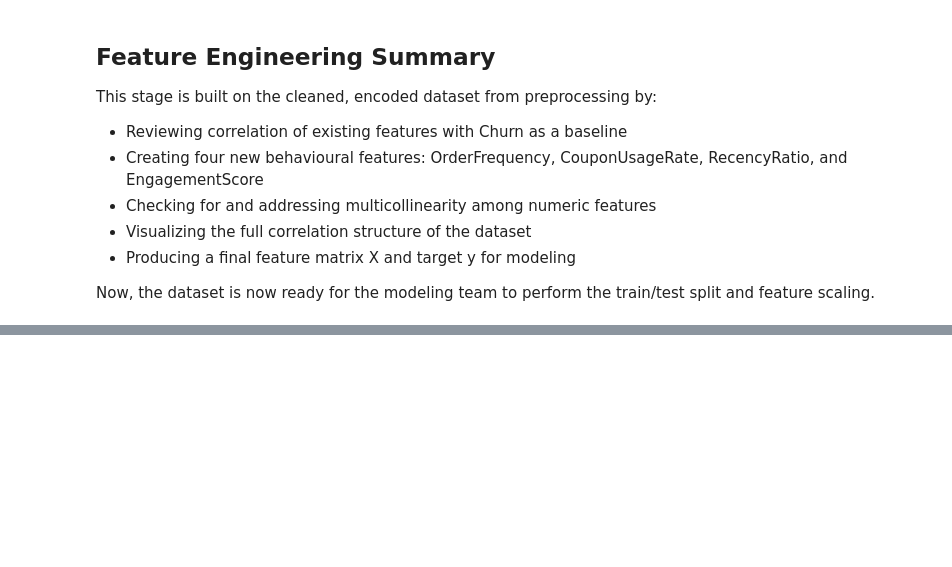
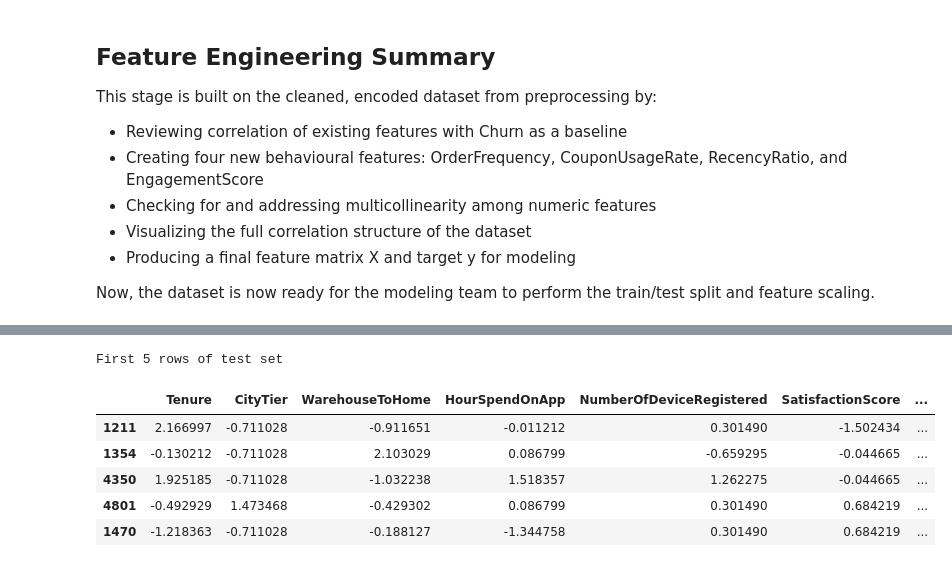
Before and after one commit to Akurang/AI_group5_project, a Jupyter notebook: final_project.ipynb, the cells around one changed output, grey strips where cells are left out. Cells and saved outputs as stored; diff of their text form; code cells hidden in the pictures; blank space fills up the shorter version.

```diff
--- a/final_project.ipynb
+++ b/final_project.ipynb
@@ -550,0 +624,11 @@ Now, the dataset is now ready for the modeling team to perform the train/test sp
+# %%
+print("First 5 rows of test set")
+X_test_scaled.head()
+# %% [output]
+First 5 rows of test set
+|  | Tenure | CityTier | WarehouseToHome | HourSpendOnApp | NumberOfDeviceRegistered | SatisfactionScore | ... |
+| 1211 | 2.166997 | -0.711028 | -0.911651 | -0.011212 | 0.301490 | -1.502434 | ... |
+| 1354 | -0.130212 | -0.711028 | 2.103029 | 0.086799 | -0.659295 | -0.044665 | ... |
+| 4350 | 1.925185 | -0.711028 | -1.032238 | 1.518357 | 1.262275 | -0.044665 | ... |
+| 4801 | -0.492929 | 1.473468 | -0.429302 | 0.086799 | 0.301490 | 0.684219 | ... |
+| 1470 | -1.218363 | -0.711028 | -0.188127 | -1.344758 | 0.301490 | 0.684219 | ... |
```
Also changed, not shown: parts of 13 cells of this notebook, 1 other file.
